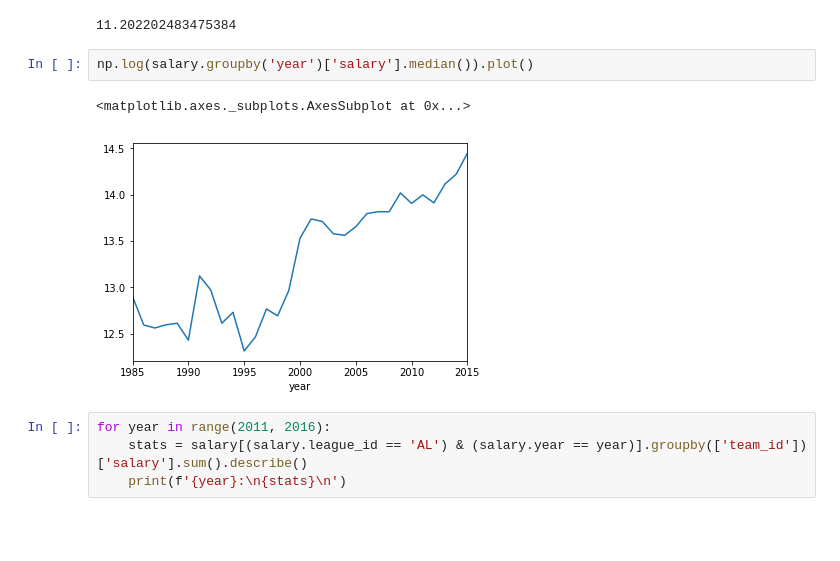
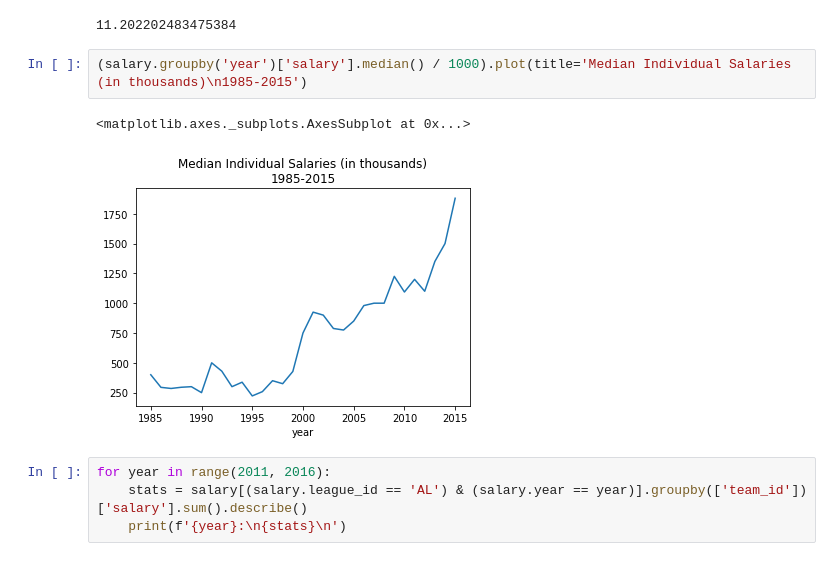
Before and after one commit to jnelson16/springboard-capstone, a Jupyter notebook: Salary.ipynb, the cells around one changed output. Drawn from its saved outputs; the diff is of its cells as text; blank space fills up the shorter version.

```diff
--- a/Salary.ipynb
+++ b/Salary.ipynb
@@ -41,10 +41,10 @@ salary[salary.year == 2015].groupby('team_id')['salary'].sum().median() / salary
 # %% [output]
 11.202202483475384
 # %%
-np.log(salary.groupby('year')['salary'].median()).plot()
+(salary.groupby('year')['salary'].median() / 1000).plot(title='Median Individual Salaries (in thousands)\n1985-2015')
 # %% [output]
 <matplotlib.axes._subplots.AxesSubplot at 0x...>
-[figure, old version]
+[figure, new version]
 # %%
 for year in range(2011, 2016):
     stats = salary[(salary.league_id == 'AL') & (salary.year == year)].groupby(['team_id'])['salary'].sum().describe()
```
Also changed, not shown: parts of 26 cells of this notebook, 4 other files.
